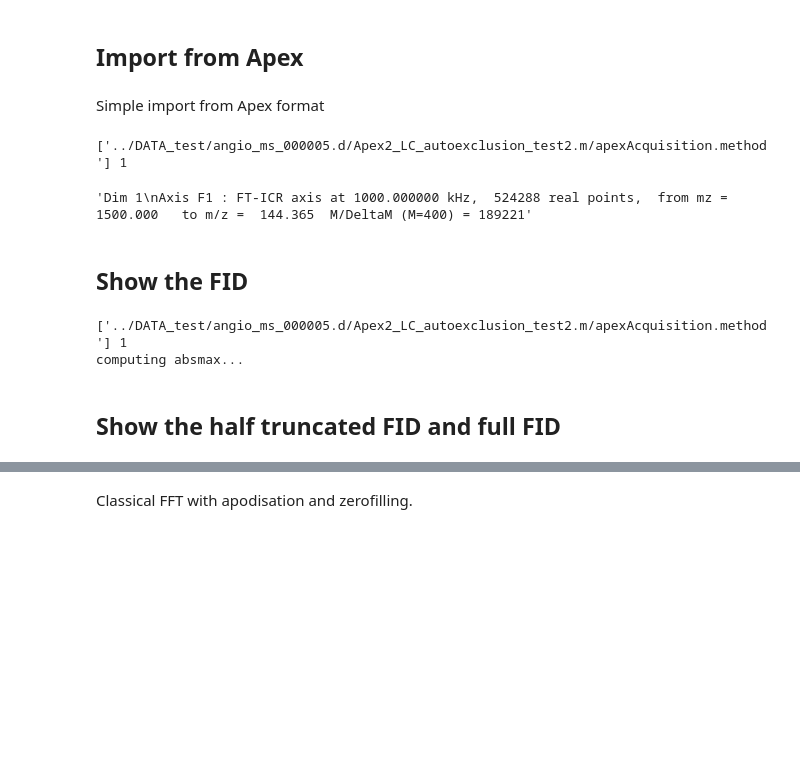
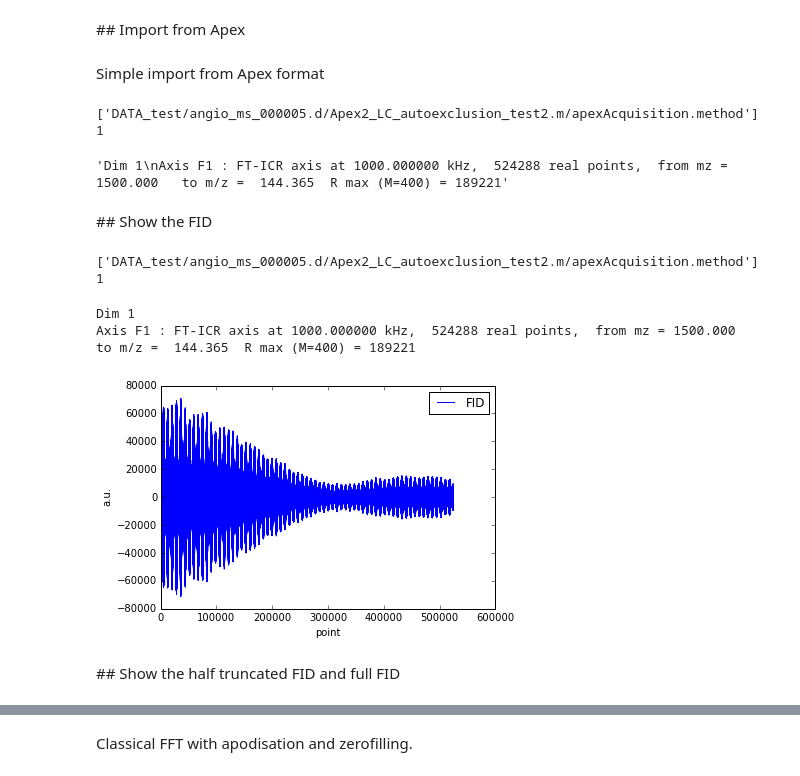
Before and after one commit to spike-project/spike, a Jupyter notebook: SPIKE_usage_eg/Examples_FTICR.ipynb, the cells around one changed output, grey strips where cells are left out. Saved outputs shown, nothing was run; the diff lists cells and outputs as text; code cells hidden in the pictures; blank space fills up the shorter version.

Commit message:
adapting example to new code and html eg

```diff
--- a/SPIKE_usage_eg/Examples_FTICR.ipynb
+++ b/SPIKE_usage_eg/Examples_FTICR.ipynb
@@ -31,21 +39,23 @@ from FTICR import FTICRData
 # %% [markdown]
-## Import from Apex
+##<a class="links" id="Few_examples_of_how_to_use_SPIKE_Import_from_Apex"> Import from Apex</a>
 # %% [markdown]
 Simple import from Apex format
 # %%
-f = Import_1D("../DATA_test/angio_ms_000005.d")
+f = Import_1D("DATA_test/angio_ms_000005.d")
 f.report()
 # %% [output]
-['../DATA_test/angio_ms_000005.d/Apex2_LC_autoexclusion_test2.m/apexAcquisition.method'] 1
+['DATA_test/angio_ms_000005.d/Apex2_LC_autoexclusion_test2.m/apexAcquisition.method'] 1
-'Dim 1\nAxis F1 : FT-ICR axis at 1000.000000 kHz,  524288 real points,  from mz = 1500.000   to m/z =  144.365  M/DeltaM (M=400) = 189221'
+'Dim 1\nAxis F1 : FT-ICR axis at 1000.000000 kHz,  524288 real points,  from mz = 1500.000   to m/z =  144.365  R max (M=400) = 189221'
 # %% [markdown]
-## Show the FID
+##<a class="links" id="Few_examples_of_how_to_use_SPIKE_Show_the_FID"> Show the FID</a>
 # %%
-f = Import_1D("../DATA_test/angio_ms_000005.d")
+f = Import_1D("DATA_test/angio_ms_000005.d")
 f.display(label = "FID")
 # %% [output]
-['../DATA_test/angio_ms_000005.d/Apex2_LC_autoexclusion_test2.m/apexAcquisition.method'] 1
-computing absmax...
+['DATA_test/angio_ms_000005.d/Apex2_LC_autoexclusion_test2.m/apexAcquisition.method'] 1
+Dim 1
+Axis F1 : FT-ICR axis at 1000.000000 kHz,  524288 real points,  from mz = 1500.000   to m/z =  144.365  R max (M=400) = 189221
+[figure, added]
 # %% [markdown]
-## Show the half truncated FID and full FID
+##<a class="links" id="Few_examples_of_how_to_use_SPIKE_Show_the_half_truncated_FID_and_full_FID"> Show the half truncated FID and full FID</a>
 # %%
```
Also changed, not shown: parts of 12 cells of this notebook, 1 other file.
